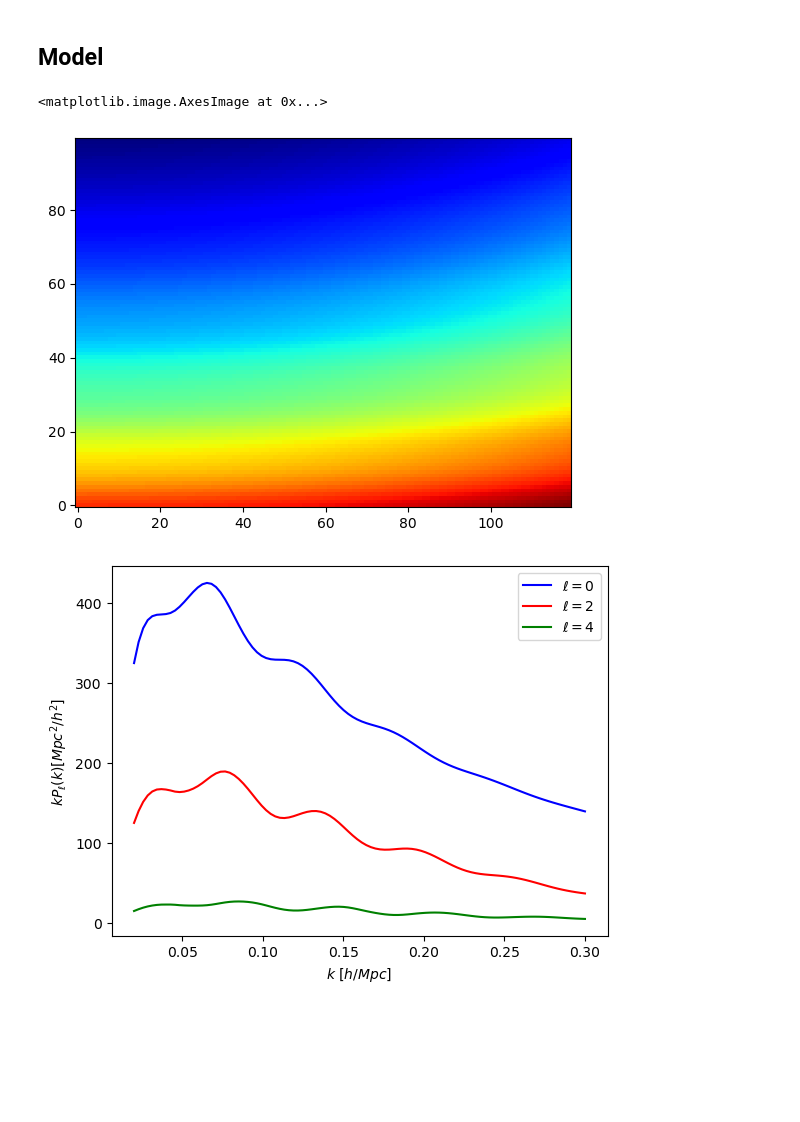
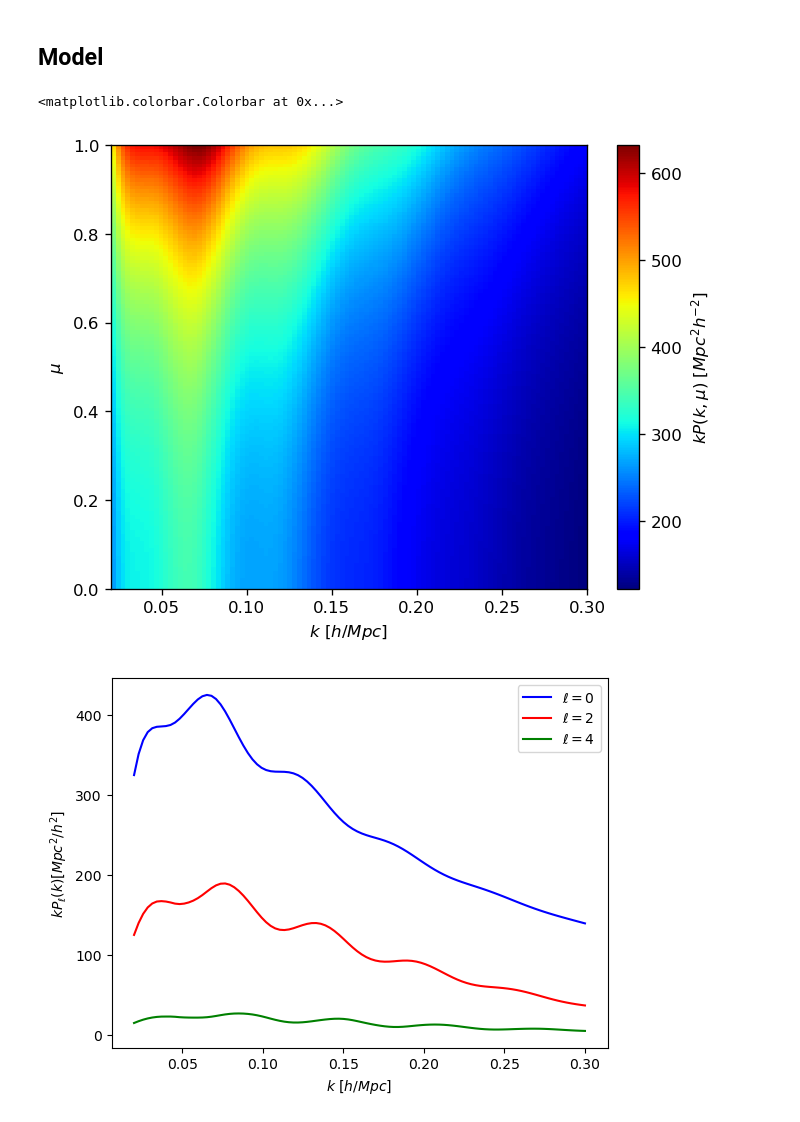
Before and after one commit to alexpzfz/BAO_fitter, a Jupyter notebook: example/example.ipynb, the cells around one changed output. Saved outputs shown, nothing was run; the diff lists cells and outputs as text; code cells hidden in the pictures; blank space fills up the shorter version.

```diff
--- a/example/example.ipynb
+++ b/example/example.ipynb
@@ -40,27 +40,33 @@ for i, ell in enumerate([0, 2]):
 # %%
 pk_lin = np.loadtxt('linearPk.txt', unpack=True) # Need a 2xN array with k, pklin. You can precompute this with CAMB or CLASS
 
 # The model uses a parameter dictionary
 # Parameters don't need to be set when running a fit,
 # this is shown as an example
 params = {'alpha_par': 1.0,
           'alpha_perp': 0.9,
           'bias': 1.1,
           'beta': 0.3,
           'Sigma_par': 4.,
           'Sigma_perp': 4.,
           'Sigma_s': 2.}
 
 
 m = Model(pk_linear=pk_lin, params=params)
 
 # You can compute the pk in 2D
 k = np.linspace(0.02, 0.3, 100)
 mu = np.linspace(0.001, 1, 120)
-plt.imshow(np.log(m.power_2D(k, mu)), aspect='auto', cmap='jet', origin='lower')
+fig, ax = plt.subplots(dpi=120)
+pos = ax.imshow(k*m.power_2D(k, mu).T, origin='lower', cmap='jet',
+                extent=(0.02, 0.3, 0, 1))
+ax.set_ylabel(r'$\mu$')
+ax.set_xlabel(r'$k \ [h/Mpc]$')
+ax.set_aspect('auto')
+fig.colorbar(pos, label=r'$k P(k, \mu) \ [Mpc^{2} h^{-2}]$')
 # %% [output]
-<matplotlib.image.AxesImage at 0x...>
+<matplotlib.colorbar.Colorbar at 0x...>
-[figure, old version]
+[figure, new version]
 # %%
 # You can also calculate the multipoles
 for i, ell in enumerate([0, 2, 4]):
```
Also changed, not shown: parts of 1 cell of this notebook.
